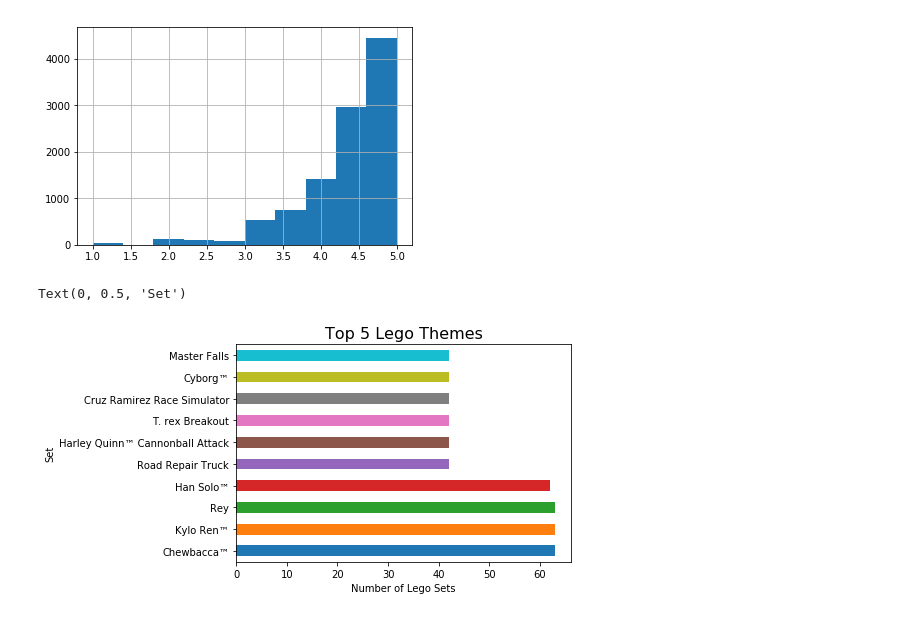
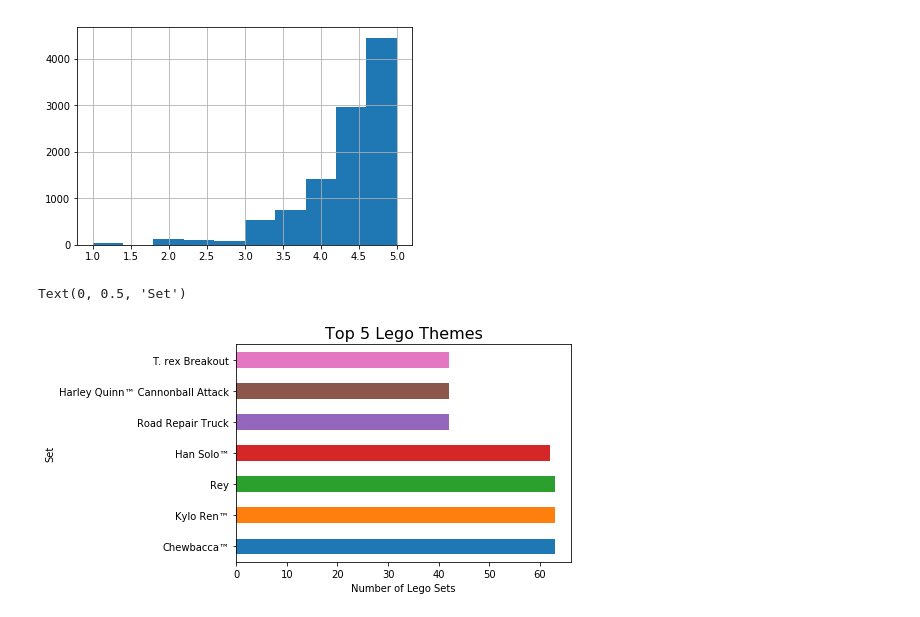
Before and after one commit to sooklald/dsc-0-01-08-your-first-data-science-project-lab-online-ds-pt-100118, a Jupyter notebook: index.ipynb, the cells around one changed output. Drawn from its saved outputs; the diff is of its cells as text; code cells hidden in the pictures.

```diff
--- a/index.ipynb
+++ b/index.ipynb
@@ -369,11 +369,11 @@ df.play_star_rating.hist()
 [figure]
 # %%
 #Your code here
-to_graph = df.set_name.value_counts()[:10]
+to_graph = df.set_name.value_counts()[:7]
 to_graph.plot(kind='barh') #lots of other optional parameters can be passed such as color
 plt.title('Top 5 Lego Themes', fontsize=16) #fontsize is optional
 plt.xlabel('Number of Lego Sets') #you could also pass in fontsize if you wanted here
 plt.ylabel('Set') #you could also rotate text if you wanted
 # %% [output]
 Text(0, 0.5, 'Set')
-[figure, old version]
+[figure, new version]
```
